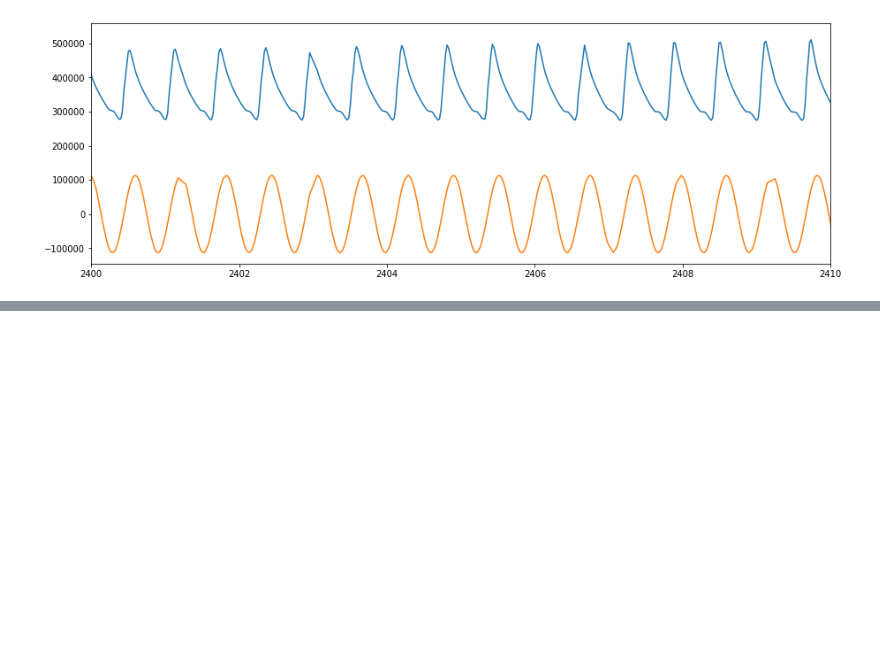
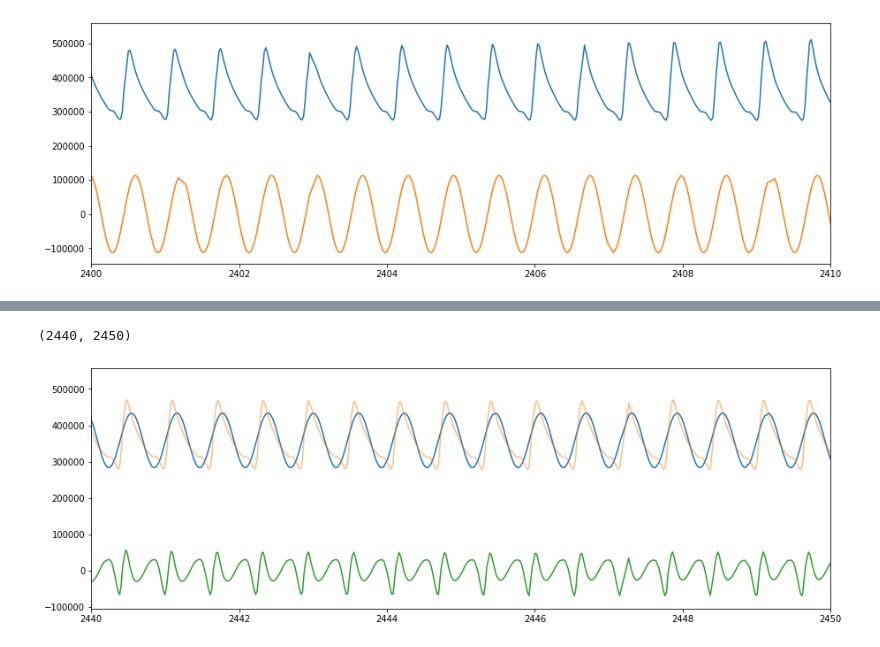
Before and after one commit to zabop/lcpics_by_campaign, a Jupyter notebook: noisefloorcalc.ipynb, the cells around one changed output, grey strips where cells are left out. Saved outputs shown, nothing was run; the diff lists cells and outputs as text; code cells hidden in the pictures; blank space fills up the shorter version.

```diff
--- a/noisefloorcalc.ipynb
+++ b/noisefloorcalc.ipynb
@@ -113,0 +194,5 @@ y_fit = LombScargle(t, y, dy).model(t_fit, best_frequency)
+# %%
+from astropy.stats import LombScargle
+ls = LombScargle(ourstar.massaapbjd, ourstar.massaapflux, nterms=1)
+freq, power = ls.autopower(normalization='psd',nyquist_factor=1.2)
+plt.plot(freq, power);
@@ -113,0 +201,12 @@ y_fit = LombScargle(t, y, dy).model(t_fit, best_frequency)
+# %%
+best_freq = freq[power.argmax()]
+signalfit = ls.model(ourstar.massaapbjd, best_freq)
+# %%
+plt.figure(figsize=(15,5))
+plt.plot(ourstar.massaapbjd, signalfit)
+plt.plot(ourstar.massaapbjd,ourstar.massaapflux,alpha=0.5)
+plt.plot(ourstar.massaapbjd, ourstar.massaapflux-signalfit)
+plt.xlim([2440,2450])
+# %% [output]
+(2440, 2450)
+[figure, added]
```
Also changed, not shown: parts of 20 cells of this notebook.
